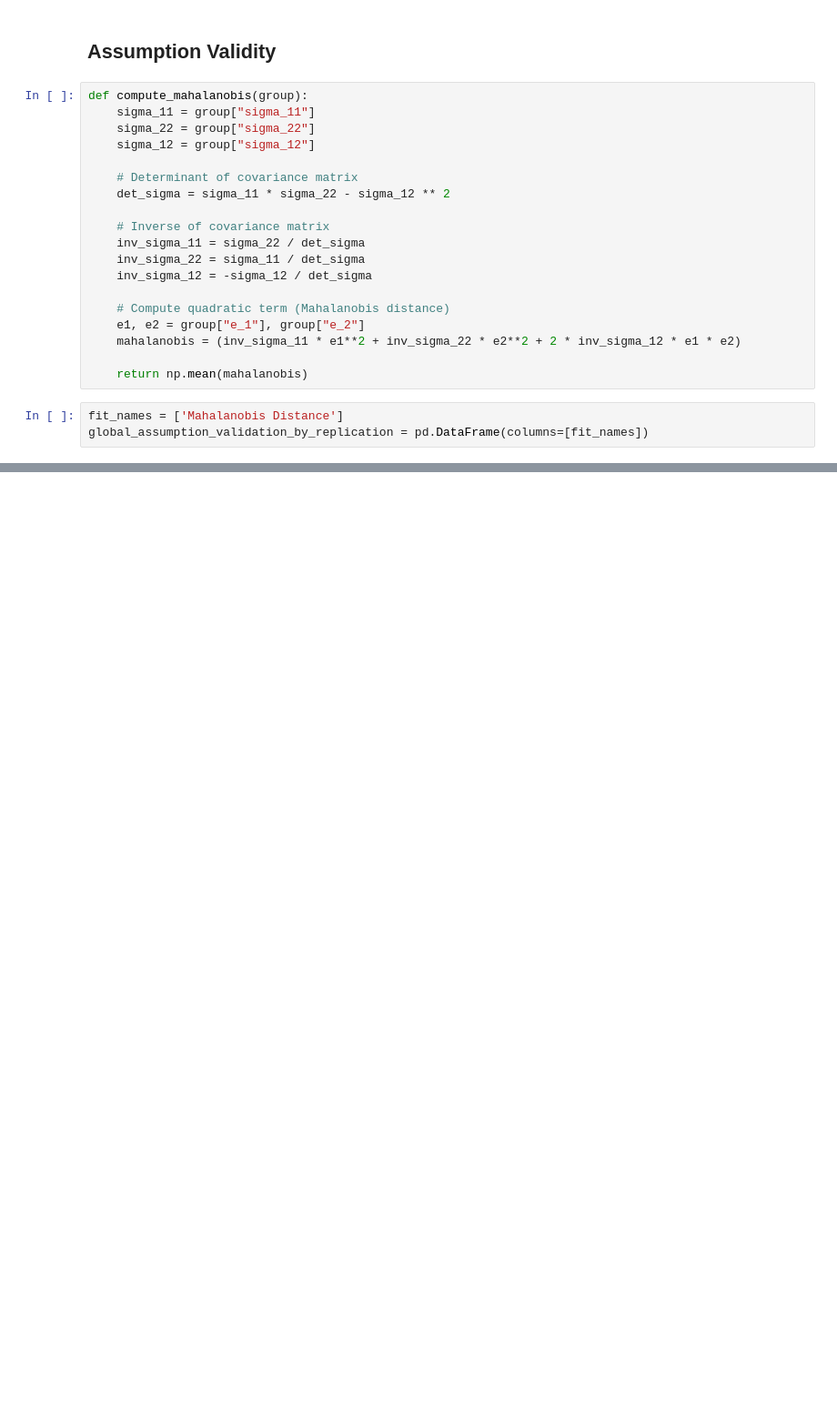
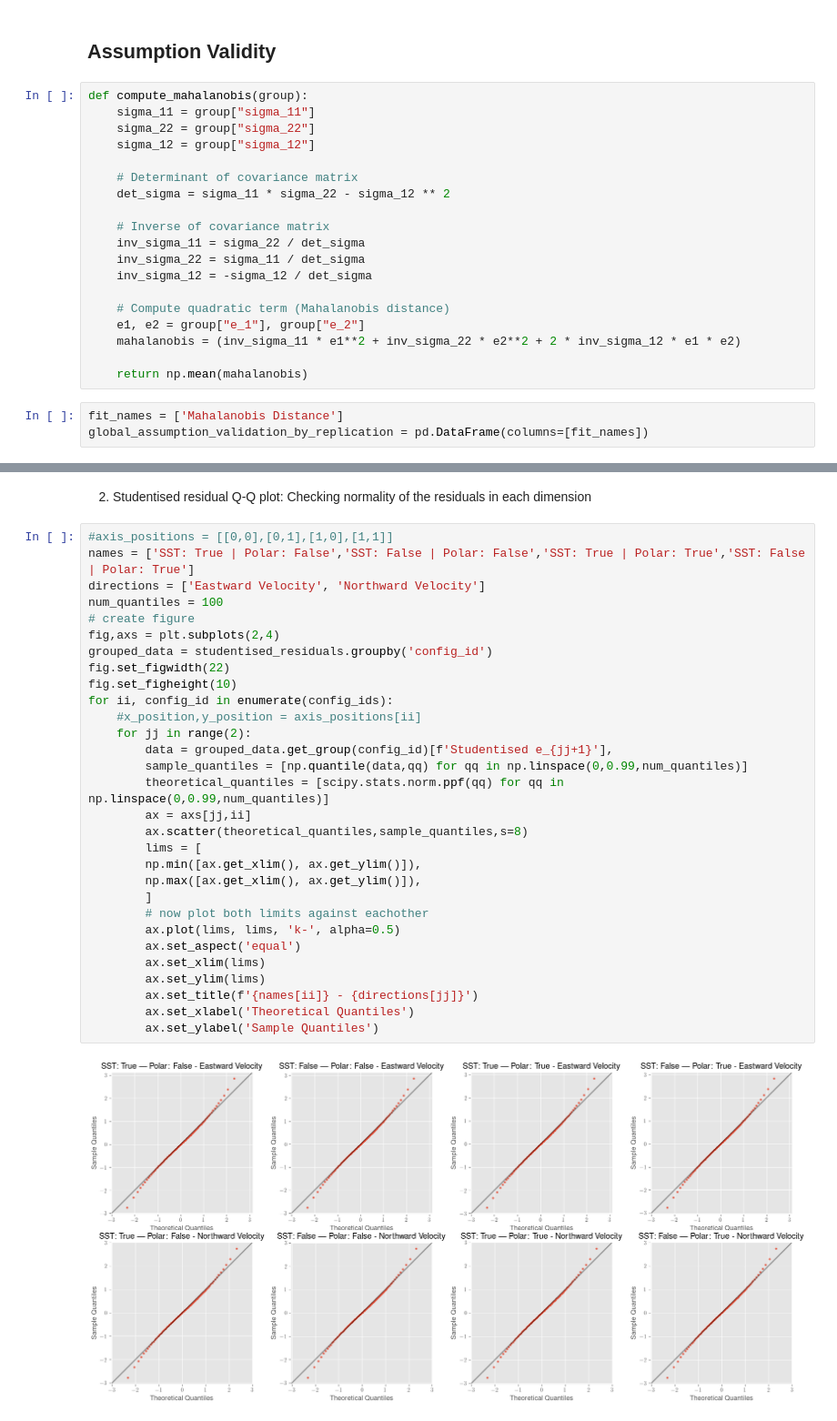
Before and after one commit to vanessamadu/seaducks, a Jupyter notebook: notebooks/evaluation.ipynb, the cells around one changed output, grey strips where cells are left out. Shown at 91% size. Cells and saved outputs as stored; diff of their text form; blank space fills up the shorter version.

```diff
--- a/notebooks/evaluation.ipynb
+++ b/notebooks/evaluation.ipynb
@@ -308,0 +486,34 @@ MemoryError: Unable to allocate 126. MiB for an array with shape (16479740, 1) a
+# %% [markdown]
+2. Studentised residual Q-Q plot: Checking normality of the residuals in each dimension
+# %%
+#axis_positions = [[0,0],[0,1],[1,0],[1,1]]
+names = ['SST: True | Polar: False','SST: False | Polar: False','SST: True | Polar: True','SST: False | Polar: True']
+directions = ['Eastward Velocity', 'Northward Velocity']
+num_quantiles = 100
+# create figure
+fig,axs = plt.subplots(2,4)
+grouped_data = studentised_residuals.groupby('config_id')
+fig.set_figwidth(22)
+fig.set_figheight(10)
+for ii, config_id in enumerate(config_ids):
+    #x_position,y_position = axis_positions[ii]
+    for jj in range(2):
+        data = grouped_data.get_group(config_id)[f'Studentised e_{jj+1}'],
+        sample_quantiles = [np.quantile(data,qq) for qq in np.linspace(0,0.99,num_quantiles)]
+        theoretical_quantiles = [scipy.stats.norm.ppf(qq) for qq in np.linspace(0,0.99,num_quantiles)]
+        ax = axs[jj,ii]
+        ax.scatter(theoretical_quantiles,sample_quantiles,s=8)
+        lims = [
+        np.min([ax.get_xlim(), ax.get_ylim()]),
+        np.max([ax.get_xlim(), ax.get_ylim()]),
+        ]
+        # now plot both limits against eachother
+        ax.plot(lims, lims, 'k-', alpha=0.5)
+        ax.set_aspect('equal')
+        ax.set_xlim(lims)
+        ax.set_ylim(lims)
+        ax.set_title(f'{names[ii]} - {directions[jj]}')
+        ax.set_xlabel('Theoretical Quantiles')
+        ax.set_ylabel('Sample Quantiles')
+# %% [output]
+[figure, added]
```
Also changed, not shown: parts of 28 cells of this notebook.
